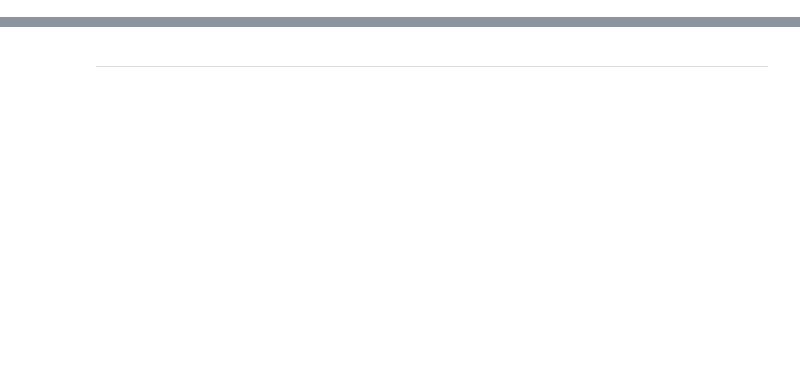
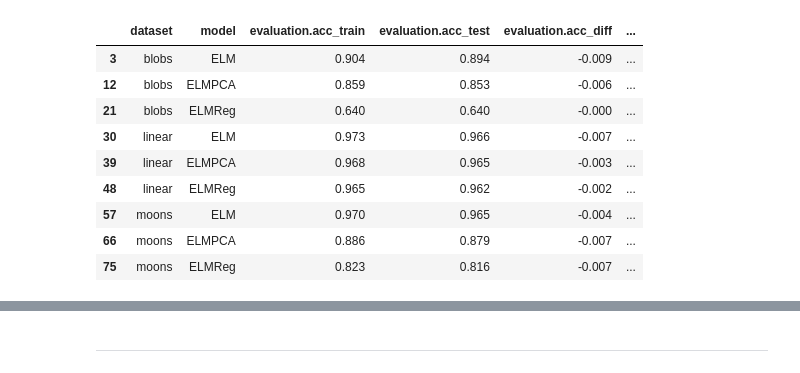
Before and after one commit to vmgustavo/202202-UFMG-RNA, a Jupyter notebook: paper01/visualize.ipynb, the cells around one changed output, grey strips where cells are left out. Drawn from its saved outputs; the diff is of its cells as text; code cells hidden in the pictures; blank space fills up the shorter version.

```diff
--- a/paper01/visualize.ipynb
+++ b/paper01/visualize.ipynb
@@ -53,0 +107,16 @@ for name, group in df.groupby(["dataset", "model"]):
+# %%
+means[means["neurons"] == 32].round(3)[[
+    "dataset", "model",
+    "evaluation.acc_train", "evaluation.acc_test", "evaluation.acc_diff", "evaluation.time_to_fit"
+]]
+# %% [output]
+|  | dataset | model | evaluation.acc_train | evaluation.acc_test | evaluation.acc_diff | ... |
+| 3 | blobs | ELM | 0.904 | 0.894 | -0.009 | ... |
+| 12 | blobs | ELMPCA | 0.859 | 0.853 | -0.006 | ... |
+| 21 | blobs | ELMReg | 0.640 | 0.640 | -0.000 | ... |
+| 30 | linear | ELM | 0.973 | 0.966 | -0.007 | ... |
+| 39 | linear | ELMPCA | 0.968 | 0.965 | -0.003 | ... |
+| 48 | linear | ELMReg | 0.965 | 0.962 | -0.002 | ... |
+| 57 | moons | ELM | 0.970 | 0.965 | -0.004 | ... |
+| 66 | moons | ELMPCA | 0.886 | 0.879 | -0.007 | ... |
+| 75 | moons | ELMReg | 0.823 | 0.816 | -0.007 | ... |
```
Also changed, not shown: parts of 21 cells of this notebook, 1 other file.
